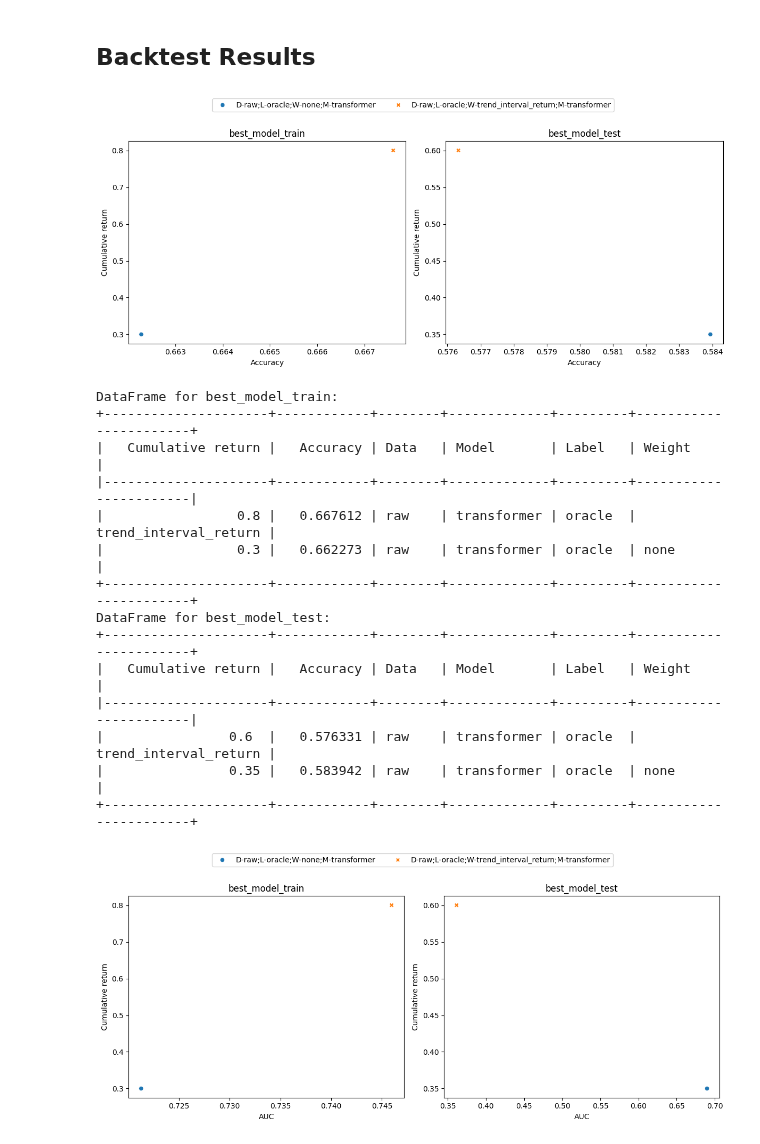
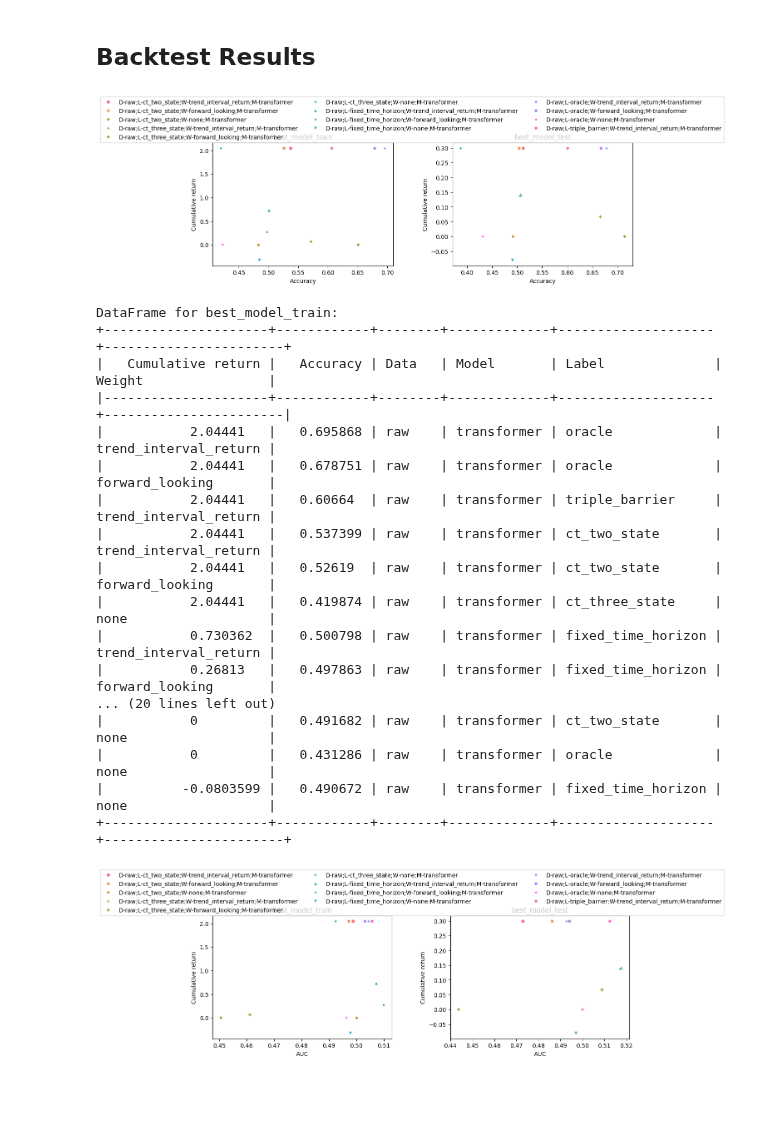
Before and after one commit to MDzaja/MasterThesis, a Jupyter notebook: notebook.ipynb, the cells around one changed output. Saved outputs shown, nothing was run; the diff lists cells and outputs as text; code cells hidden in the pictures; blank space fills up the shorter version.

```diff
--- a/notebook.ipynb
+++ b/notebook.ipynb
@@ -128,7 +149,7 @@ plot_utils.plot_weights('Weights', prices, labels, weights_dict)
 # %% [markdown]
 ## Accuracy - AUC Plots
 # %%
-with open('/home/mdzaja/MasterThesis/artifacts/models/test_logs/oracle-transformer/metrics.json', 'r') as file:
+with open('/home/mdzaja/MasterThesis/artifacts/assets/AAPL/models/test_logs/raw/metrics.json', 'r') as file:
     metrics = json.load(file)
 data_types = ['train_cv_mean', 'validation_cv_mean', 'best_model_train', 'best_model_test']
 plot_utils.plot_acc_auc(metrics, x_title='Accuracy', y_title='AUC', x_key='accuracy', y_key='auc', data_types=data_types)
@@ -207,26 +231,29 @@ ValueError: in user code:
 # %% [markdown]
 ## Backtest Results
 # %%
-with open('/home/mdzaja/MasterThesis/artifacts/models/test_logs/oracle-transformer/metrics.json', 'r') as file:
+with open('/home/mdzaja/MasterThesis/artifacts/assets/AAPL/models/test_logs/raw/metrics.json', 'r') as file:
     metrics = json.load(file)
 data_types = ['best_model_train', 'best_model_test']
 plot_utils.plot_acc_auc(metrics, x_title='Accuracy', y_title='Cumulative return', x_key='accuracy', y_key='cumulative_return', data_types=data_types)
 plot_utils.plot_acc_auc(metrics, x_title='AUC', y_title='Cumulative return', x_key='auc', y_key='cumulative_return', data_types=data_types)
 # %% [output]
-[figure, old version]
+[figure, new version]
 DataFrame for best_model_train:
-+---------------------+------------+--------+-------------+---------+-----------------------+
-|   Cumulative return |   Accuracy | Data   | Model       | Label   | Weight                |
-|---------------------+------------+--------+-------------+---------+-----------------------|
-|                 0.8 |   0.667612 | raw    | transformer | oracle  | trend_interval_return |
-|                 0.3 |   0.662273 | raw    | transformer | oracle  | none                  |
-+---------------------+------------+--------+-------------+---------+-----------------------+
-DataFrame for best_model_test:
-+---------------------+------------+--------+-------------+---------+-----------------------+
-|   Cumulative return |   Accuracy | Data   | Model       | Label   | Weight                |
-|---------------------+------------+--------+-------------+---------+-----------------------|
-|                0.6  |   0.576331 | raw    | transformer | oracle  | trend_interval_return |
-|                0.35 |   0.583942 | raw    | transformer | oracle  | none                  |
-+---------------------+------------+--------+-------------+---------+-----------------------+
++---------------------+------------+--------+-------------+--------------------+-----------------------+
+|   Cumulative return |   Accuracy | Data   | Model       | Label              | Weight                |
+|---------------------+------------+--------+-------------+--------------------+-----------------------|
+|           2.04441   |   0.695868 | raw    | transformer | oracle             | trend_interval_return |
+|           2.04441   |   0.678751 | raw    | transformer | oracle             | forward_looking       |
+|           2.04441   |   0.60664  | raw    | transformer | triple_barrier     | trend_interval_return |
+|           2.04441   |   0.537399 | raw    | transformer | ct_two_state       | trend_interval_return |
+|           2.04441   |   0.52619  | raw    | transformer | ct_two_state       | forward_looking       |
+|           2.04441   |   0.419874 | raw    | transformer | ct_three_state     | none                  |
+|           0.730362  |   0.500798 | raw    | transformer | fixed_time_horizon | trend_interval_return |
+|           0.26813   |   0.497863 | raw    | transformer | fixed_time_horizon | forward_looking       |
+... (20 lines left out)
+|           0         |   0.491682 | raw    | transformer | ct_two_state       | none                  |
+|           0         |   0.431286 | raw    | transformer | oracle             | none                  |
+|          -0.0803599 |   0.490672 | raw    | transformer | fixed_time_horizon | none                  |
++---------------------+------------+--------+-------------+--------------------+-----------------------+
-[figure, old version]
+[figure, new version]
 DataFrame for best_model_train:
```
Also changed, not shown: parts of 4 cells of this notebook, 14 other files.
